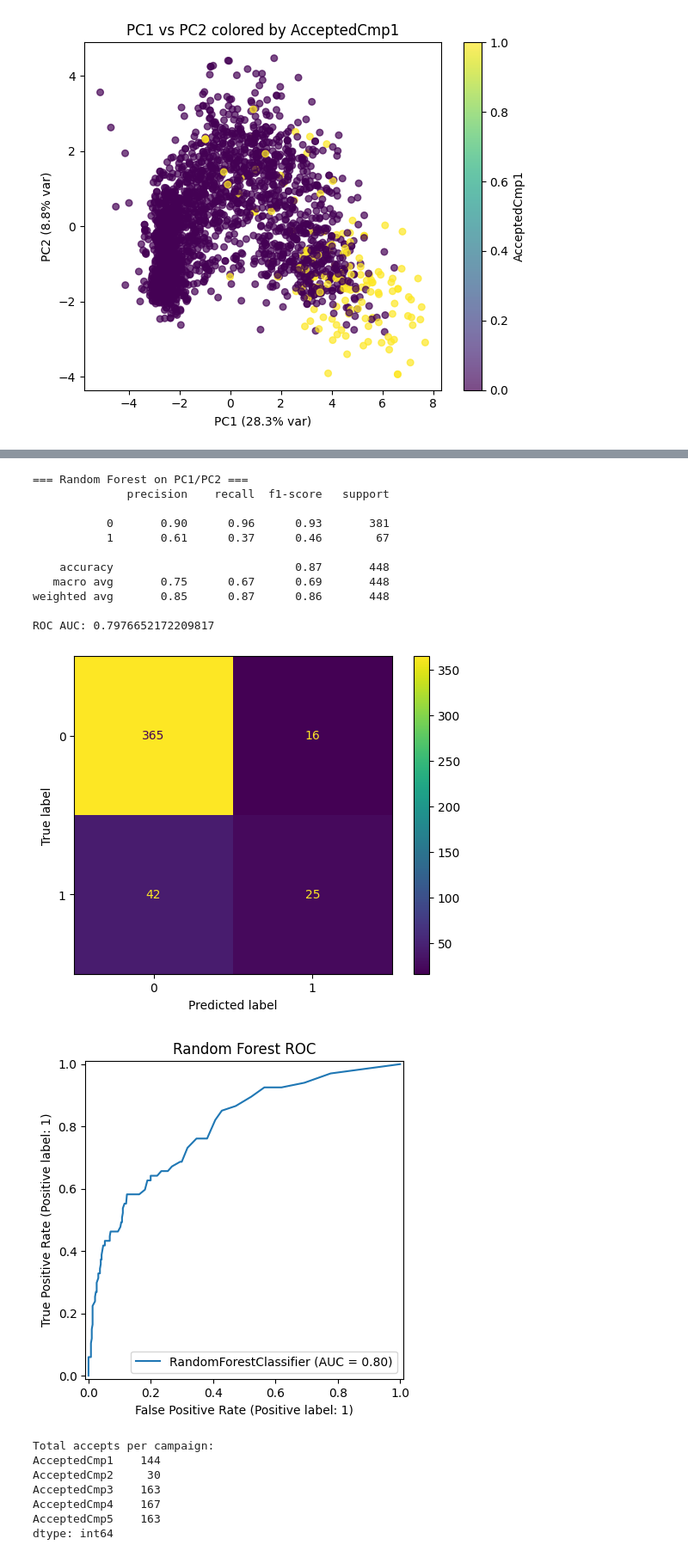
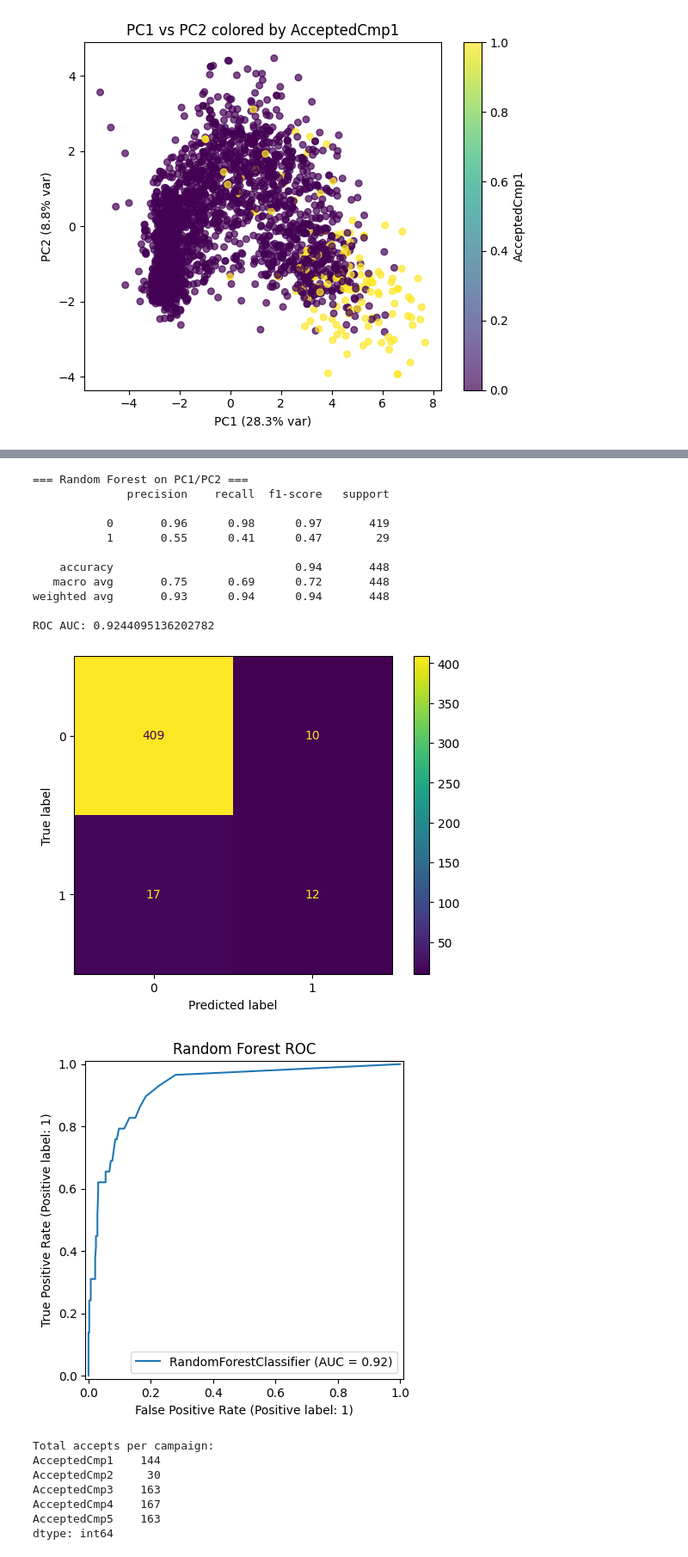
Before and after one commit to tlevash23/DX699, a Jupyter notebook: OMDS-ModB2-MIlestoneFinal-Levash-Tim.ipynb, the cells around one changed output, grey strips where cells are left out. Shown at 86% size. Cells and saved outputs as stored; diff of their text form; code cells hidden in the pictures.

```diff
--- a/OMDS-ModB2-MIlestoneFinal-Levash-Tim.ipynb
+++ b/OMDS-ModB2-MIlestoneFinal-Levash-Tim.ipynb
@@ -347,13 +344,13 @@ import pandas as pd
 
 # Feature Matrix
 pc = pc_df.reset_index(drop=True)
-response = df_marketing["Response"].reset_index(drop=True)
+response = df_marketing["AcceptedCmp1"].reset_index(drop=True)
 
-data = pd.concat([pc, response.rename("Response")], axis=1)
+data = pd.concat([pc, response.rename("AcceptedCmp1")], axis=1)
 
 # Train/Test
 X = data[["PC1", "PC2"]]
-y = data["Response"]
+y = data["AcceptedCmp1"]
 X_train, X_test, y_train, y_test = train_test_split(
     X, y, stratify=y, test_size=0.2, random_state=0
 )
@@ -406,16 +403,16 @@ ROC AUC: 0.7200611117640145
 === Random Forest on PC1/PC2 ===
               precision    recall  f1-score   support
 
-           0       0.90      0.96      0.93       381
-           1       0.61      0.37      0.46        67
+           0       0.96      0.98      0.97       419
+           1       0.55      0.41      0.47        29
 
-    accuracy                           0.87       448
-   macro avg       0.75      0.67      0.69       448
-weighted avg       0.85      0.87      0.86       448
+    accuracy                           0.94       448
+   macro avg       0.75      0.69      0.72       448
+weighted avg       0.93      0.94      0.94       448
 
-ROC AUC: 0.7976652172209817
+ROC AUC: 0.9244095136202782
-[figure, old version]
+[figure, new version]
-[figure, old version]
+[figure, new version]
 # %%
 cmp_cols = [f"AcceptedCmp{i}" for i in [1,2,3,4,5]]
 print("Total accepts per campaign:")
```
Also changed, not shown: parts of 13 cells of this notebook.
